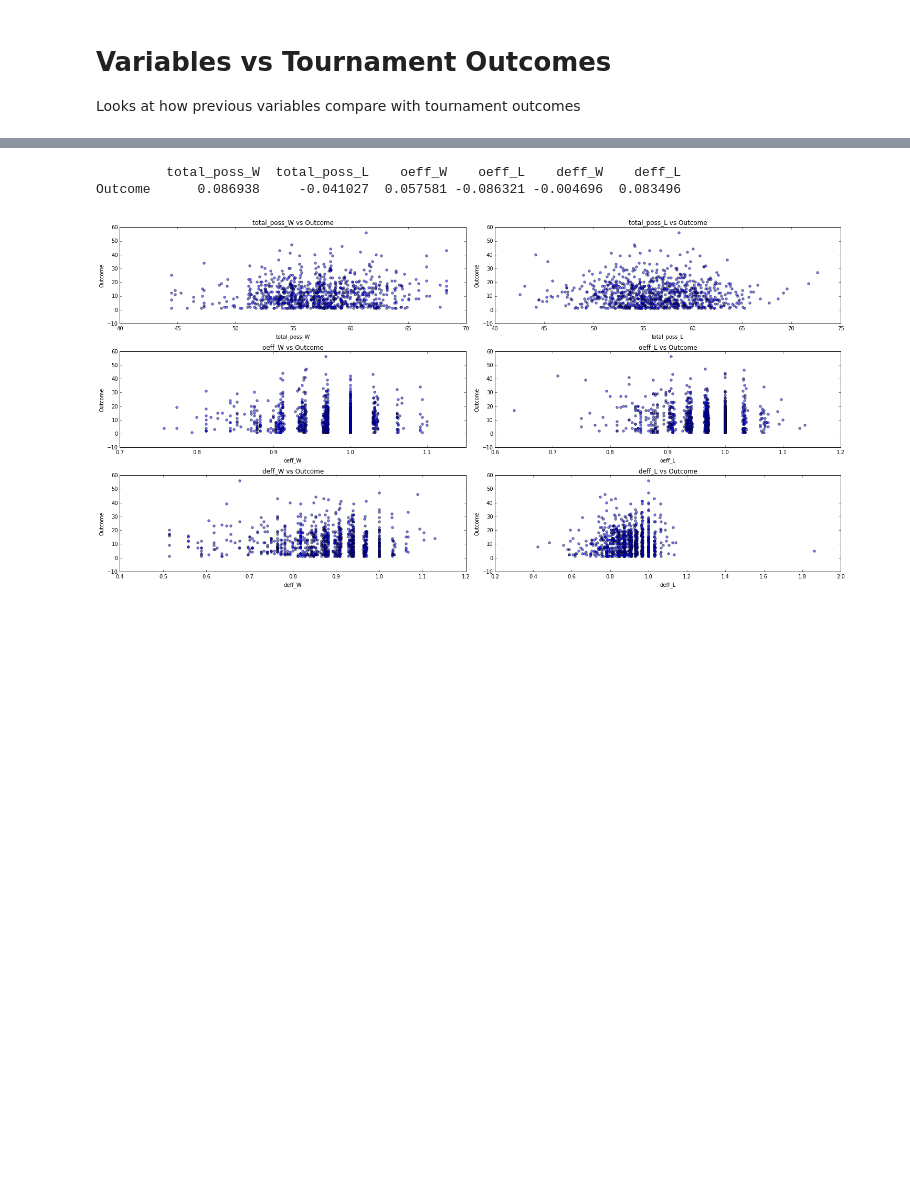
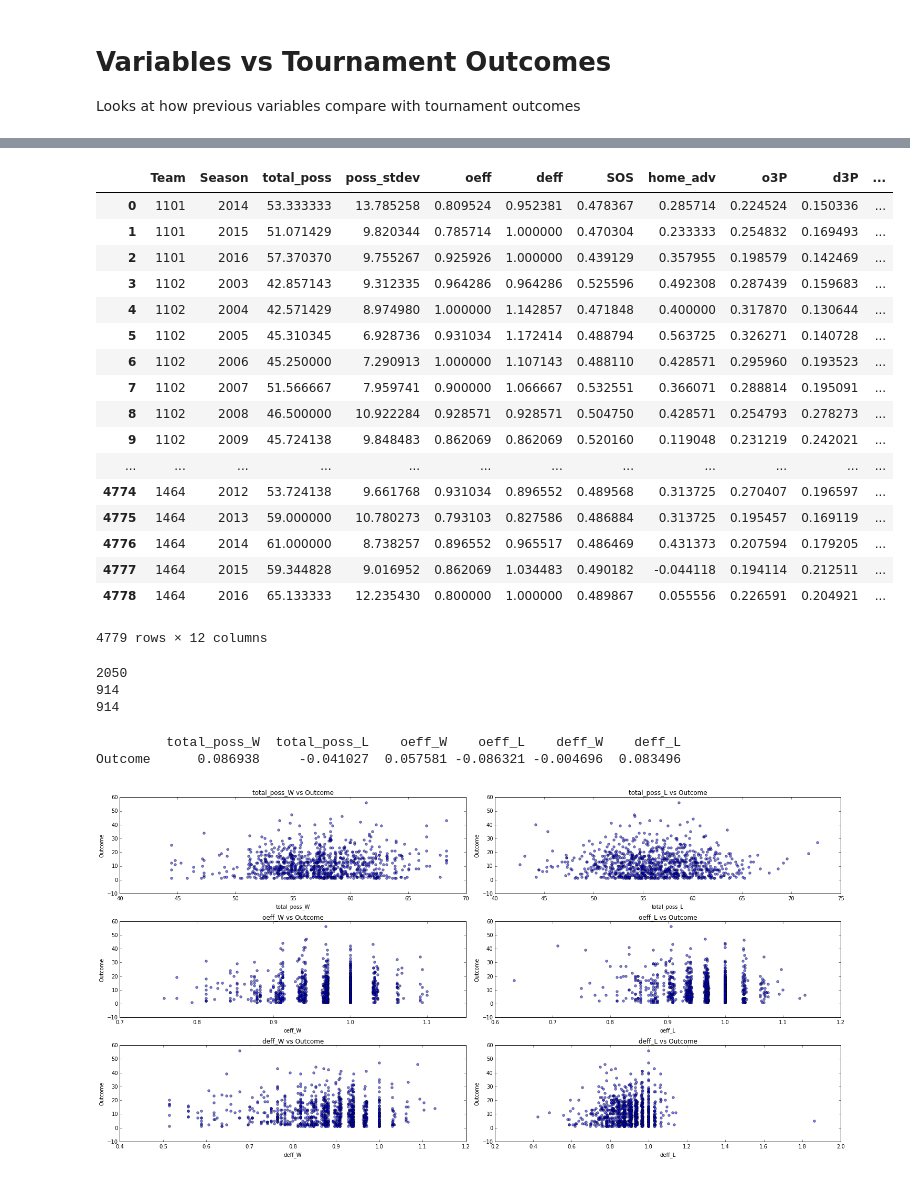
Before and after one commit to mprego/NCAA_2017, a Jupyter notebook: notebooks/Variables vs Outcome.ipynb, the cells around one changed output, grey strips where cells are left out. Saved outputs shown, nothing was run; the diff lists cells and outputs as text; code cells hidden in the pictures; blank space fills up the shorter version.

```diff
--- a/notebooks/Variables vs Outcome.ipynb
+++ b/notebooks/Variables vs Outcome.ipynb
@@ -60,8 +74,37 @@ tourney = pd.merge(tourney, l_teams, left_on='Lteam', right_on='Team_Id').drop([
+# %%
+features
+#Need to make join below work
+# %% [output]
+|  | Team | Season | total_poss | poss_stdev | oeff | deff | SOS | home_adv | o3P | d3P | ... |
+| 0 | 1101 | 2014 | 53.333333 | 13.785258 | 0.809524 | 0.952381 | 0.478367 | 0.285714 | 0.224524 | 0.150336 | ... |
+| 1 | 1101 | 2015 | 51.071429 | 9.820344 | 0.785714 | 1.000000 | 0.470304 | 0.233333 | 0.254832 | 0.169493 | ... |
+| 2 | 1101 | 2016 | 57.370370 | 9.755267 | 0.925926 | 1.000000 | 0.439129 | 0.357955 | 0.198579 | 0.142469 | ... |
+| 3 | 1102 | 2003 | 42.857143 | 9.312335 | 0.964286 | 0.964286 | 0.525596 | 0.492308 | 0.287439 | 0.159683 | ... |
+| 4 | 1102 | 2004 | 42.571429 | 8.974980 | 1.000000 | 1.142857 | 0.471848 | 0.400000 | 0.317870 | 0.130644 | ... |
+| 5 | 1102 | 2005 | 45.310345 | 6.928736 | 0.931034 | 1.172414 | 0.488794 | 0.563725 | 0.326271 | 0.140728 | ... |
+| 6 | 1102 | 2006 | 45.250000 | 7.290913 | 1.000000 | 1.107143 | 0.488110 | 0.428571 | 0.295960 | 0.193523 | ... |
+| 7 | 1102 | 2007 | 51.566667 | 7.959741 | 0.900000 | 1.066667 | 0.532551 | 0.366071 | 0.288814 | 0.195091 | ... |
+| 8 | 1102 | 2008 | 46.500000 | 10.922284 | 0.928571 | 0.928571 | 0.504750 | 0.428571 | 0.254793 | 0.278273 | ... |
+| 9 | 1102 | 2009 | 45.724138 | 9.848483 | 0.862069 | 0.862069 | 0.520160 | 0.119048 | 0.231219 | 0.242021 | ... |
+| ... | ... | ... | ... | ... | ... | ... | ... | ... | ... | ... | ... |
+| 4774 | 1464 | 2012 | 53.724138 | 9.661768 | 0.931034 | 0.896552 | 0.489568 | 0.313725 | 0.270407 | 0.196597 | ... |
+| 4775 | 1464 | 2013 | 59.000000 | 10.780273 | 0.793103 | 0.827586 | 0.486884 | 0.313725 | 0.195457 | 0.169119 | ... |
+| 4776 | 1464 | 2014 | 61.000000 | 8.738257 | 0.896552 | 0.965517 | 0.486469 | 0.431373 | 0.207594 | 0.179205 | ... |
+| 4777 | 1464 | 2015 | 59.344828 | 9.016952 | 0.862069 | 1.034483 | 0.490182 | -0.044118 | 0.194114 | 0.212511 | ... |
+| 4778 | 1464 | 2016 | 65.133333 | 12.235430 | 0.800000 | 1.000000 | 0.489867 | 0.055556 | 0.226591 | 0.204921 | ... |
+4779 rows × 12 columns
 # %%
 #Joins features with tourney results
-tourney = tourney.merge(features, left_on=['Season', 'Wteam_Name'], right_on=['Season', 'Team'])
-tourney = tourney.merge(features, left_on=['Season', 'Lteam_Name'], right_on=['Season', 'Team'], suffixes=('_W', '_L'))
+print len(tourney)
+tourney = tourney.merge(features, left_on=['Season', 'Wteam'], right_on=['Season', 'Team'])
+print len(tourney)
+tourney = tourney.merge(features, left_on=['Season', 'Lteam'], right_on=['Season', 'Team'], suffixes=('_W', '_L'))
 tourney = tourney.drop(['Team_W', 'Team_L'], 1)
+print len(tourney)
+# %% [output]
+2050
+914
+914
 # %%
 #Creates target variable for games
 tourney['Outcome'] = tourney['Wscore'] - tourney['Lscore']
```
Also changed, not shown: parts of 4 cells of this notebook, 30 other files.
